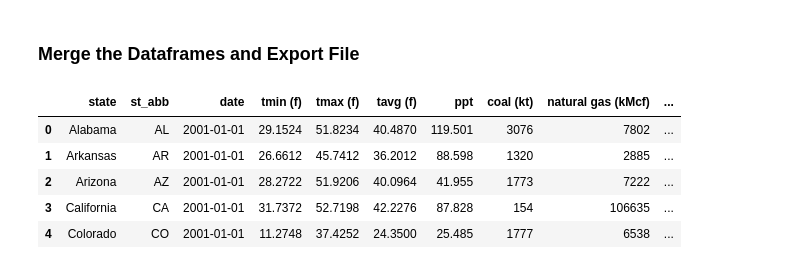
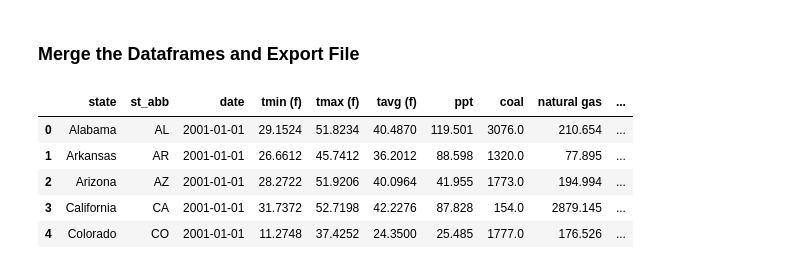
Before and after one commit to jcbritton/Weather_vs_Energy_Consumption, a Jupyter notebook: data_cleanup_code.ipynb, the cells around one changed output. Cells and saved outputs as stored; diff of their text form; code cells hidden in the pictures.

```diff
--- a/data_cleanup_code.ipynb
+++ b/data_cleanup_code.ipynb
@@ -112,0 +57,25 @@ pivot_df.head()
+# %%
+# Drop rows with missing values and split the 'description' column
+energy_df = (energy_df
+             .dropna()
+             .assign(state=energy_df['description'].str.split(' : ').str[0],
+                     energy=energy_df['description'].str.split(' : ').str[1])
+             .drop(['description', 'source key', 'units'], axis=1))
+
+# Melt the DataFrame and pivot it
+pivot_df = (energy_df
+            .melt(id_vars=['state', 'energy'], var_name='date', value_name='value')
+            .pivot_table(index=['state', 'date'], columns='energy', values='value', aggfunc='sum', fill_value=0)
+            .replace('--', 0)
+            .reset_index()
+            .assign(st_abb=lambda x: x['state'].apply(lambda state_name: us.states.lookup(state_name).abbr if us.states.lookup(state_name) else None))
+            .assign(date=lambda x: pd.to_datetime(x['date'], format='%b-%y')))
+
+# Define columns for conversion and convert to numeric
+numeric = ['coal', 'natural gas', 'petroleum coke', 'petroleum liquids']
+pivot_df[numeric] = pivot_df[numeric].apply(pd.to_numeric, errors='coerce')
+
+# Convert natural gas and petroleum liquids to kilotons, and combine petroleum coke and liquids
+pivot_df['natural gas'] *= 0.027
+pivot_df['petroleum liquids'] *= 0.136
+pivot_df.head()
@@ -115,14 +91,21 @@ pivot_df.head()
 # %%
 # Merge the dataframes on state, abbr, and date
 df_merged = pd.merge(weather_df, pivot_df, on=['state', 'st_abb', 'date'])
+
+# Rearrange the columns
+df_merged = df_merged.reindex(columns=['state', 'st_abb', 'date', 'tmin', 'tmax', 'tavg', 'ppt',
+                                       'coal', 'natural gas', 'petroleum coke', 'petroleum liquids'])
+
+df_merged.rename(columns={'tmin': 'tmin (f)', 'tmax': 'tmax (f)', 'tavg': 'tavg (f)'}, inplace=True)
+
 df_merged.head()
 # %% [output]
-|  | state | st_abb | date | tmin (f) | tmax (f) | tavg (f) | ppt | coal (kt) | natural gas (kMcf) | ... |
-| 0 | Alabama | AL | 2001-01-01 | 29.1524 | 51.8234 | 40.4870 | 119.501 | 3076 | 7802 | ... |
-| 1 | Arkansas | AR | 2001-01-01 | 26.6612 | 45.7412 | 36.2012 | 88.598 | 1320 | 2885 | ... |
-| 2 | Arizona | AZ | 2001-01-01 | 28.2722 | 51.9206 | 40.0964 | 41.955 | 1773 | 7222 | ... |
-| 3 | California | CA | 2001-01-01 | 31.7372 | 52.7198 | 42.2276 | 87.828 | 154 | 106635 | ... |
-| 4 | Colorado | CO | 2001-01-01 | 11.2748 | 37.4252 | 24.3500 | 25.485 | 1777 | 6538 | ... |
+|  | state | st_abb | date | tmin (f) | tmax (f) | tavg (f) | ppt | coal | natural gas | ... |
+| 0 | Alabama | AL | 2001-01-01 | 29.1524 | 51.8234 | 40.4870 | 119.501 | 3076.0 | 210.654 | ... |
+| 1 | Arkansas | AR | 2001-01-01 | 26.6612 | 45.7412 | 36.2012 | 88.598 | 1320.0 | 77.895 | ... |
+| 2 | Arizona | AZ | 2001-01-01 | 28.2722 | 51.9206 | 40.0964 | 41.955 | 1773.0 | 194.994 | ... |
+| 3 | California | CA | 2001-01-01 | 31.7372 | 52.7198 | 42.2276 | 87.828 | 154.0 | 2879.145 | ... |
+| 4 | Colorado | CO | 2001-01-01 | 11.2748 | 37.4252 | 24.3500 | 25.485 | 1777.0 | 176.526 | ... |
 # %%
 # Export to csv
 df_merged.to_csv('Resources/weather_energy_merged.csv', index=False)
```
Also changed, not shown: parts of 3 cells of this notebook, 11 other files.
